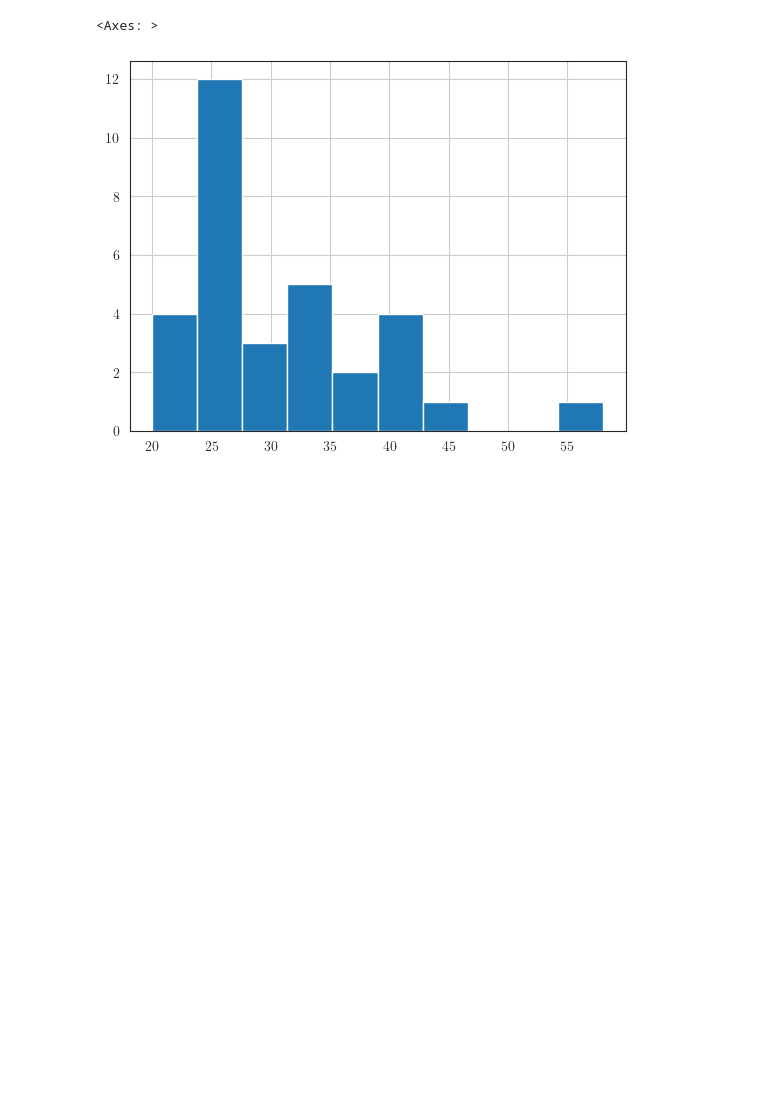
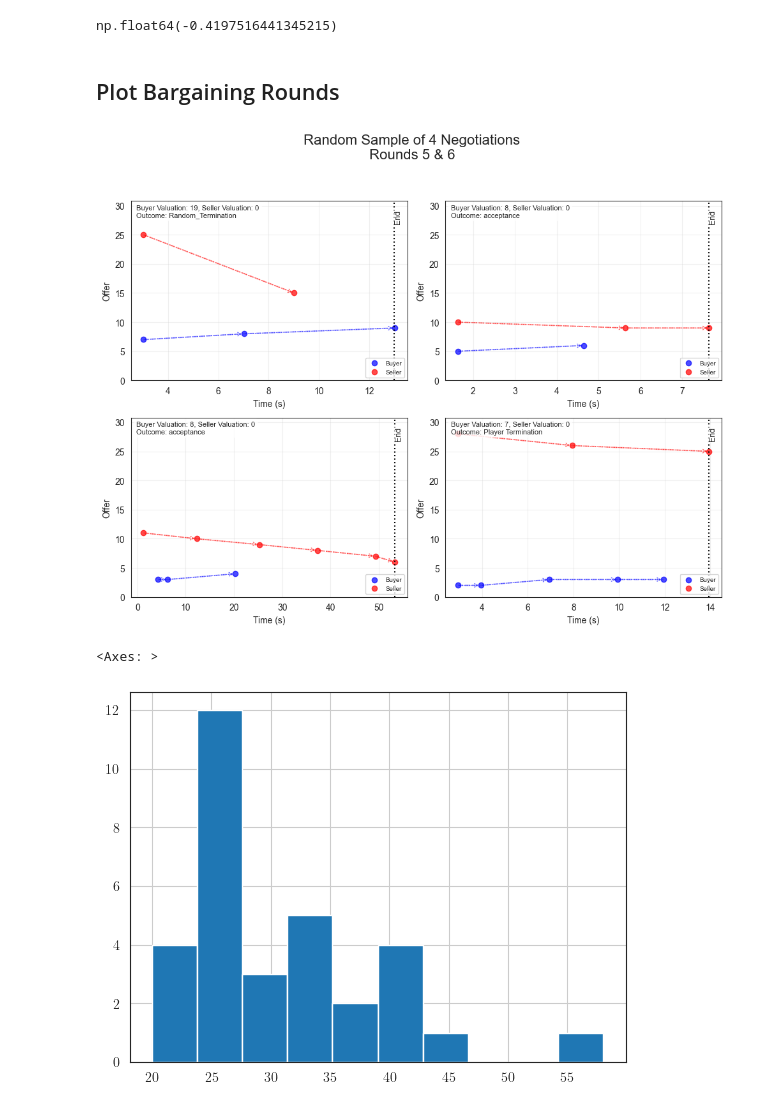
Before and after one commit to NicolasRoever/bargaining_experiment_analysis, a Jupyter notebook: src/bargaining_analysis/descriptive_data/sandbox.ipynb, the cells around one changed output. Cells and saved outputs as stored; diff of their text form; code cells hidden in the pictures; blank space fills up the shorter version.

```diff
--- a/src/bargaining_analysis/descriptive_data/sandbox.ipynb
+++ b/src/bargaining_analysis/descriptive_data/sandbox.ipynb
@@ -15,0 +26,8 @@ df = pd.read_csv("/Users/nicolasroever/Dropbox/Promotion/Bargaining/bargaining_e
+# %%
+df_error['bargaining_time_full_sec'].mean()
+# %% [output]
+np.float64(-0.4197516441345215)
+# %% [markdown]
+## Plot Bargaining Rounds
+# %%
+df_session = df[df["session_id"] == "1a8klj6g"]
@@ -16,3 +163,7 @@ df = pd.read_csv("/Users/nicolasroever/Dropbox/Promotion/Bargaining/bargaining_e
+# %%
+plot_bargaining_rounds(df_session, 5, 6, random_state=52)
+# %% [output]
+[figure, added]
 # %%
 df_t3 = df[df["treatment"] == "T3"]
 # %%
```
Also changed, not shown: parts of 5 cells of this notebook, 17 other files.
